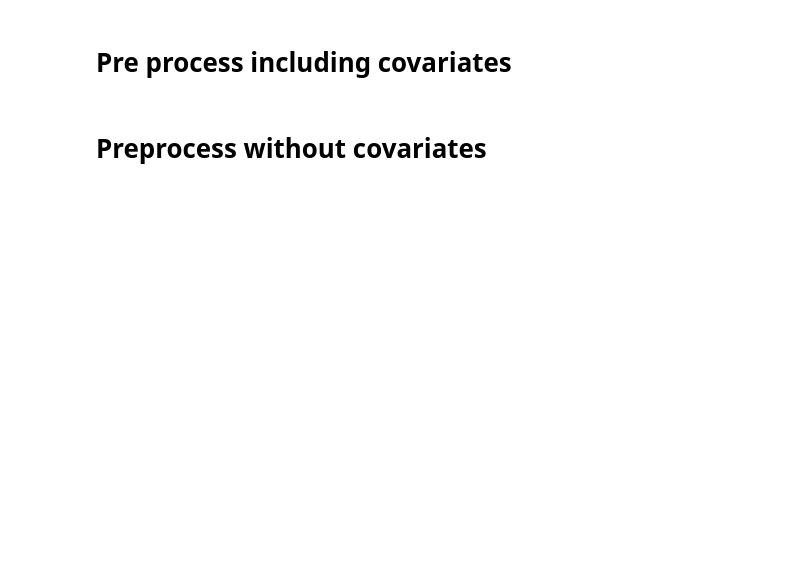
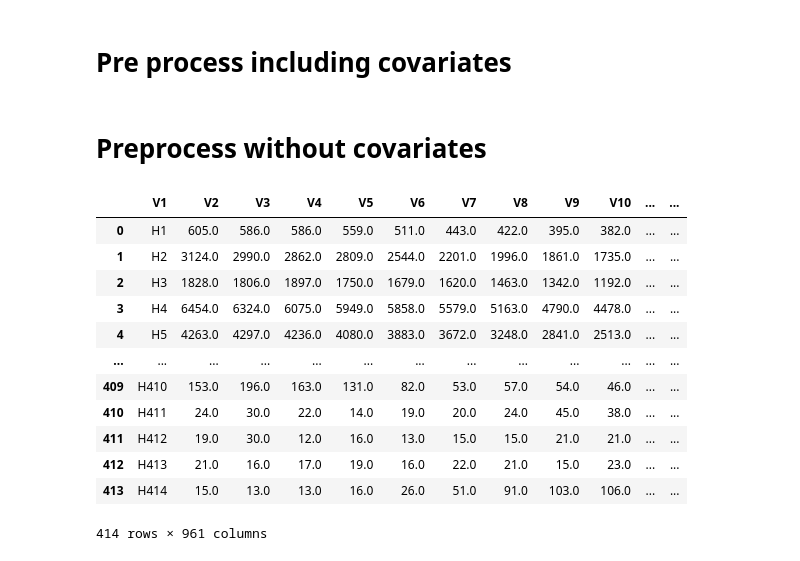
Before and after one commit to ben10ben/thesis, a Jupyter notebook: src/data_processing.ipynb, the cells around one changed output. Saved outputs shown, nothing was run; the diff lists cells and outputs as text; code cells hidden in the pictures; blank space fills up the shorter version.

```diff
--- a/src/data_processing.ipynb
+++ b/src/data_processing.ipynb
@@ -411,0 +385,19 @@ test_tensor = df_to_tensor(electricity["test"])
+# %%
+import pandas as pd
+m4_hourly = pd.read_csv("/home/ben_ten/ben/MA/datasets/m4/Hourly-train.csv")
+# %%
+m4_hourly
+# %% [output]
+|  | V1 | V2 | V3 | V4 | V5 | V6 | V7 | V8 | V9 | V10 | ... | ... |
+| 0 | H1 | 605.0 | 586.0 | 586.0 | 559.0 | 511.0 | 443.0 | 422.0 | 395.0 | 382.0 | ... | ... |
+| 1 | H2 | 3124.0 | 2990.0 | 2862.0 | 2809.0 | 2544.0 | 2201.0 | 1996.0 | 1861.0 | 1735.0 | ... | ... |
+| 2 | H3 | 1828.0 | 1806.0 | 1897.0 | 1750.0 | 1679.0 | 1620.0 | 1463.0 | 1342.0 | 1192.0 | ... | ... |
+| 3 | H4 | 6454.0 | 6324.0 | 6075.0 | 5949.0 | 5858.0 | 5579.0 | 5163.0 | 4790.0 | 4478.0 | ... | ... |
+| 4 | H5 | 4263.0 | 4297.0 | 4236.0 | 4080.0 | 3883.0 | 3672.0 | 3248.0 | 2841.0 | 2513.0 | ... | ... |
+| ... | ... | ... | ... | ... | ... | ... | ... | ... | ... | ... | ... | ... |
+| 409 | H410 | 153.0 | 196.0 | 163.0 | 131.0 | 82.0 | 53.0 | 57.0 | 54.0 | 46.0 | ... | ... |
+| 410 | H411 | 24.0 | 30.0 | 22.0 | 14.0 | 19.0 | 20.0 | 24.0 | 45.0 | 38.0 | ... | ... |
+| 411 | H412 | 19.0 | 30.0 | 12.0 | 16.0 | 13.0 | 15.0 | 15.0 | 21.0 | 21.0 | ... | ... |
+| 412 | H413 | 21.0 | 16.0 | 17.0 | 19.0 | 16.0 | 22.0 | 21.0 | 15.0 | 23.0 | ... | ... |
+| 413 | H414 | 15.0 | 13.0 | 13.0 | 16.0 | 26.0 | 51.0 | 91.0 | 103.0 | 106.0 | ... | ... |
+414 rows × 961 columns
```
Also changed, not shown: parts of 18 cells of this notebook, 1 other file.
